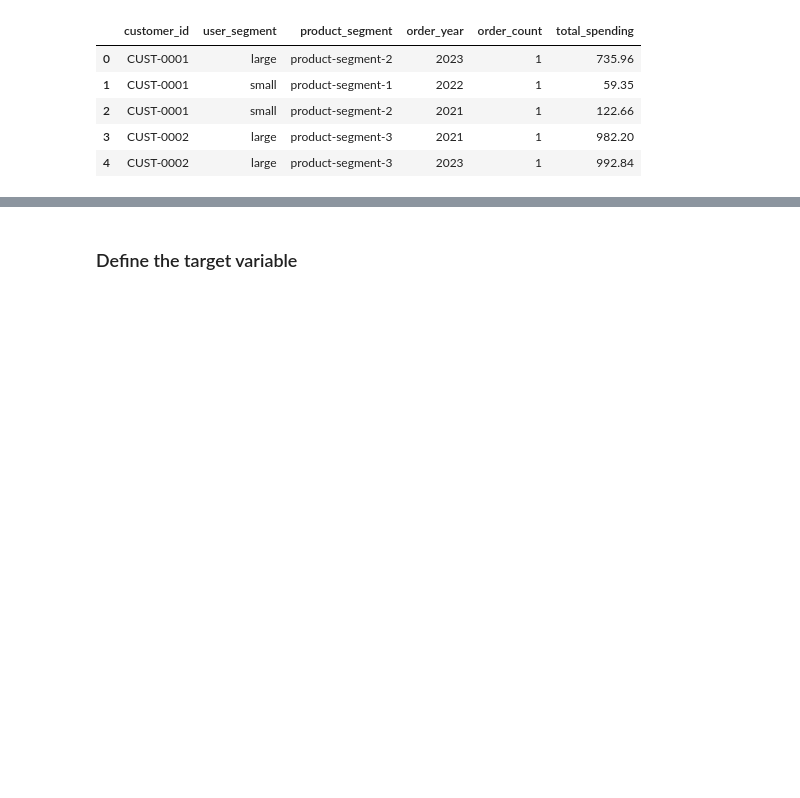
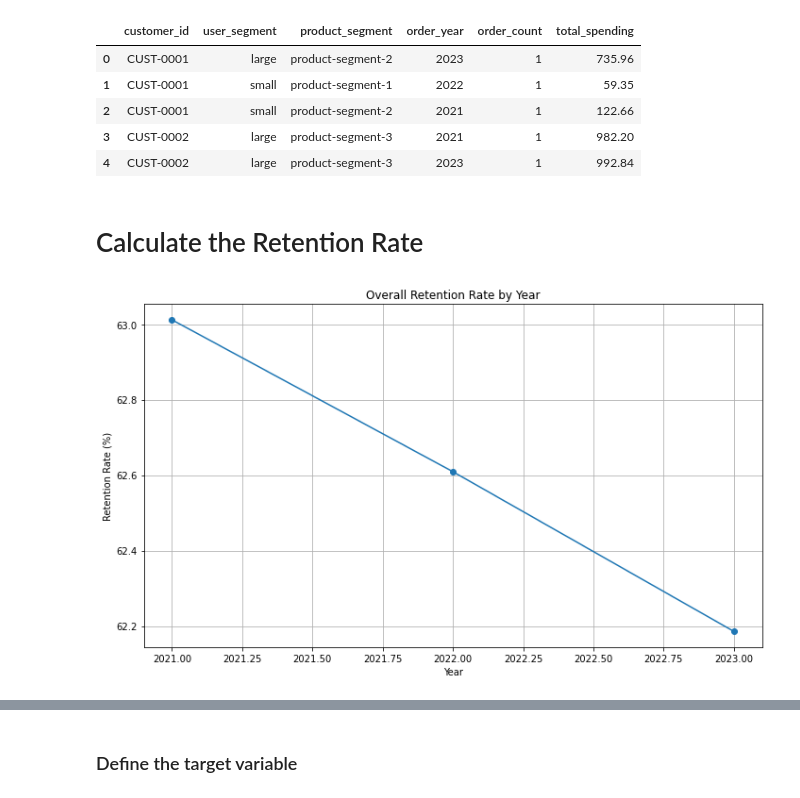
Before and after one commit to giobale/Returning-Customers-Analysis, a Jupyter notebook: get-insights.ipynb, the cells around one changed output, grey strips where cells are left out. Cells and saved outputs as stored; diff of their text form; code cells hidden in the pictures; blank space fills up the shorter version.

Commit message:
Retention Percentage

```diff
--- a/get-insights.ipynb
+++ b/get-insights.ipynb
@@ -49,3 +49,29 @@ grouped_df.head()
 | 2 | CUST-0001 | small | product-segment-2 | 2021 | 1 | 122.66 |
 | 3 | CUST-0002 | large | product-segment-3 | 2021 | 1 | 982.20 |
 | 4 | CUST-0002 | large | product-segment-3 | 2023 | 1 | 992.84 |
+# %% [markdown]
+# Calculate the Retention Rate
+# %%
+def calculate_retention(df, user_segments, years):
+    retention_data = []
+
+    for i in range(len(years) - 1):
+        current_year = years[i]
+        next_year = years[i + 1]
+
+        # Find unique customers in the current year and the next year
+        customers_current_year = set(df[df['order_year'] == current_year]['customer_id'])
+        customers_next_year = set(df[df['order_year'] == next_year]['customer_id'])
+
+        # Calculate overall retention
+        retained_customers = customers_current_year.intersection(customers_next_year)
+        overall_retention_rate = len(retained_customers) / len(customers_current_year) * 100
+        retention_data.append({
+            'year': current_year,
+            'overall_retention': overall_retention_rate
+        })
+
+    # Convert retention data into a DataFrame
+    retention_df = pd.DataFrame(retention_data)
+
+    return retention_df
@@ -51,0 +135,14 @@ grouped_df.head()
+# %%
+retention_df = calculate_retention(grouped_df, user_segments, years)
+
+
+plt.figure(figsize=(10, 6))
+plt.plot(retention_df['year'], retention_df['overall_retention'], marker='o')
+plt.title('Overall Retention Rate by Year')
+plt.xlabel('Year')
+plt.ylabel('Retention Rate (%)')
+plt.grid(True)
+plt.tight_layout()
+plt.show()
+# %% [output]
+[figure, added]
```
Also changed, not shown: parts of 5 cells of this notebook.
